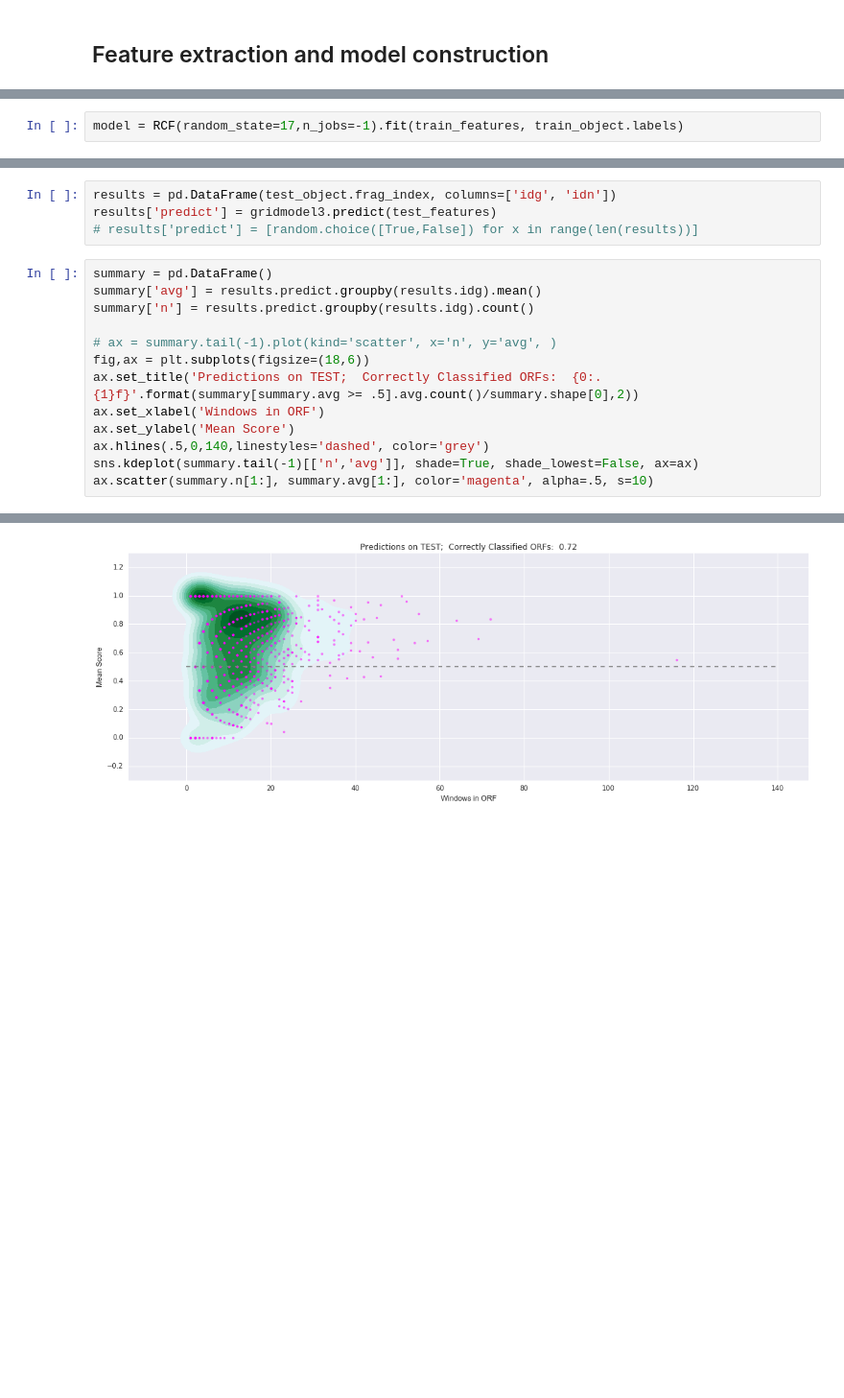
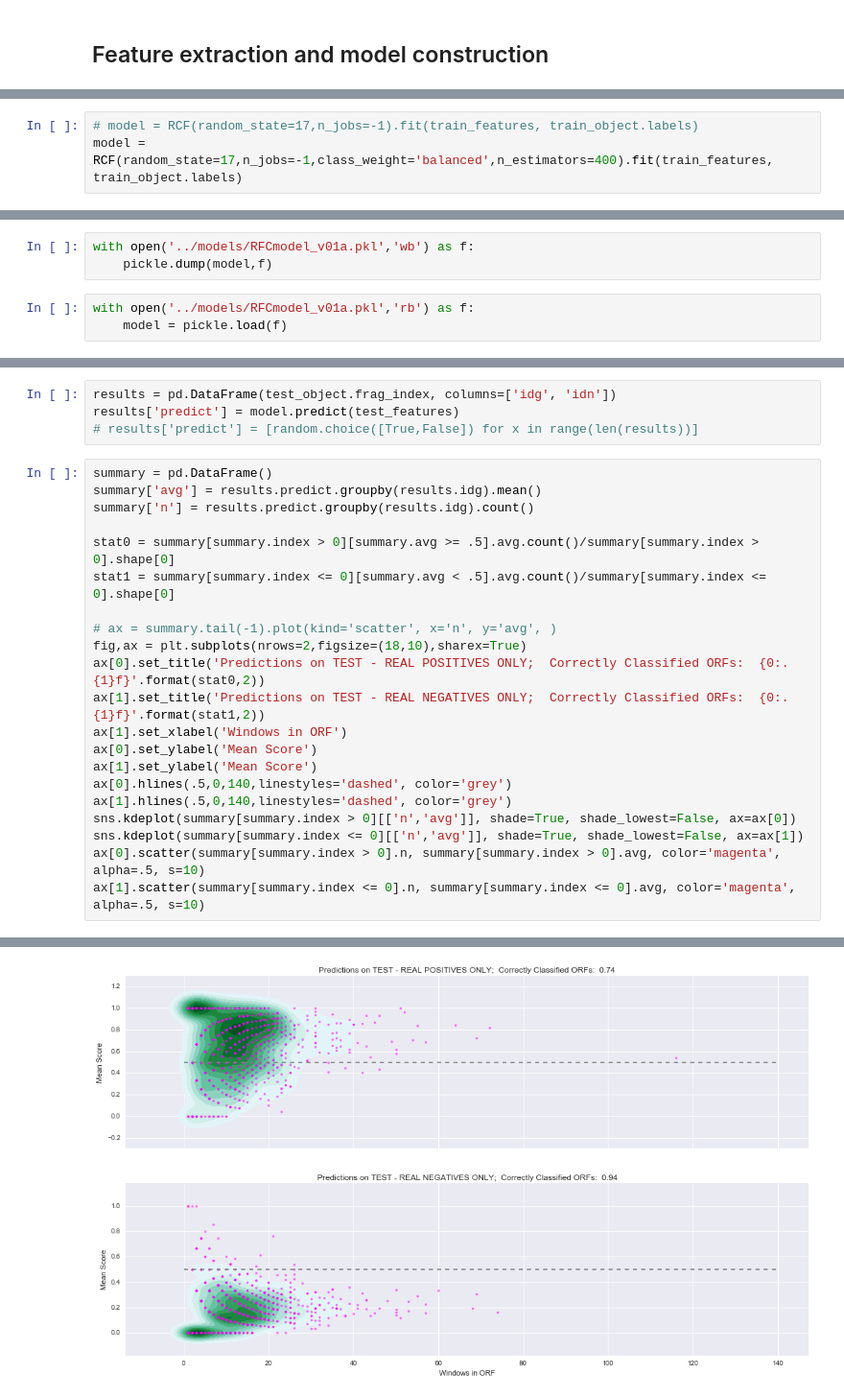
Before and after one commit to EndyLab/ShadowProteome, a Jupyter notebook: src/FeatureEngineering_v01.ipynb, the cells around one changed output, grey strips where cells are left out. Shown at 96% size. Drawn from its saved outputs; the diff is of its cells as text; blank space fills up the shorter version.

Commit message:
removed models folder, added model v01a predictions in outputs

```diff
--- a/src/FeatureEngineering_v01.ipynb
+++ b/src/FeatureEngineering_v01.ipynb
@@ -96,2 +132,3 @@ test_features = FU.transform(test_object)
 # %%
-model = RCF(random_state=17,n_jobs=-1).fit(train_features, train_object.labels)
+# model = RCF(random_state=17,n_jobs=-1).fit(train_features, train_object.labels)
+model = RCF(random_state=17,n_jobs=-1,class_weight='balanced',n_estimators=400).fit(train_features, train_object.labels)
@@ -100,3 +135,9 @@ from sklearn.metrics import classification_report as clf_report
+# %%
+with open('../models/RFCmodel_v01a.pkl','wb') as f:
+    pickle.dump(model,f)
+# %%
+with open('../models/RFCmodel_v01a.pkl','rb') as f:
+    model = pickle.load(f)
 # %%
 # print(model.score(test_object, test_object.labels))
 print(clf_report(test_object.labels, model.predict(test_features), digits=3))
@@ -245,20 +151,28 @@ avg / total      0.737     0.733     0.732     23041
 # %%
 results = pd.DataFrame(test_object.frag_index, columns=['idg', 'idn'])
-results['predict'] = gridmodel3.predict(test_features)
+results['predict'] = model.predict(test_features)
 # results['predict'] = [random.choice([True,False]) for x in range(len(results))]
 # %%
 summary = pd.DataFrame()
 summary['avg'] = results.predict.groupby(results.idg).mean()
 summary['n'] = results.predict.groupby(results.idg).count()
 
+stat0 = summary[summary.index > 0][summary.avg >= .5].avg.count()/summary[summary.index > 0].shape[0]
+stat1 = summary[summary.index <= 0][summary.avg < .5].avg.count()/summary[summary.index <= 0].shape[0]
+
 # ax = summary.tail(-1).plot(kind='scatter', x='n', y='avg', )
-fig,ax = plt.subplots(figsize=(18,6))
-ax.set_title('Predictions on TEST;  Correctly Classified ORFs:  {0:.{1}f}'.format(summary[summary.avg >= .5].avg.count()/summary.shape[0],2))
-ax.set_xlabel('Windows in ORF')
-ax.set_ylabel('Mean Score')
-ax.hlines(.5,0,140,linestyles='dashed', color='grey')
-sns.kdeplot(summary.tail(-1)[['n','avg']], shade=True, shade_lowest=False, ax=ax)
-ax.scatter(summary.n[1:], summary.avg[1:], color='magenta', alpha=.5, s=10)
+fig,ax = plt.subplots(nrows=2,figsize=(18,10),sharex=True)
+ax[0].set_title('Predictions on TEST - REAL POSITIVES ONLY;  Correctly Classified ORFs:  {0:.{1}f}'.format(stat0,2))
+ax[1].set_title('Predictions on TEST - REAL NEGATIVES ONLY;  Correctly Classified ORFs:  {0:.{1}f}'.format(stat1,2))
+ax[1].set_xlabel('Windows in ORF')
+ax[0].set_ylabel('Mean Score')
+ax[1].set_ylabel('Mean Score')
+ax[0].hlines(.5,0,140,linestyles='dashed', color='grey')
+ax[1].hlines(.5,0,140,linestyles='dashed', color='grey')
+sns.kdeplot(summary[summary.index > 0][['n','avg']], shade=True, shade_lowest=False, ax=ax[0])
+sns.kdeplot(summary[summary.index <= 0][['n','avg']], shade=True, shade_lowest=False, ax=ax[1])
+ax[0].scatter(summary[summary.index > 0].n, summary[summary.index > 0].avg, color='magenta', alpha=.5, s=10)
+ax[1].scatter(summary[summary.index <= 0].n, summary[summary.index <= 0].avg, color='magenta', alpha=.5, s=10)
 # %% [output]
 <matplotlib.collections.PathCollection at 0x...>
-[figure, old version]
+[figure, new version]
```
Also changed, not shown: parts of 38 cells of this notebook, 5 other files.
